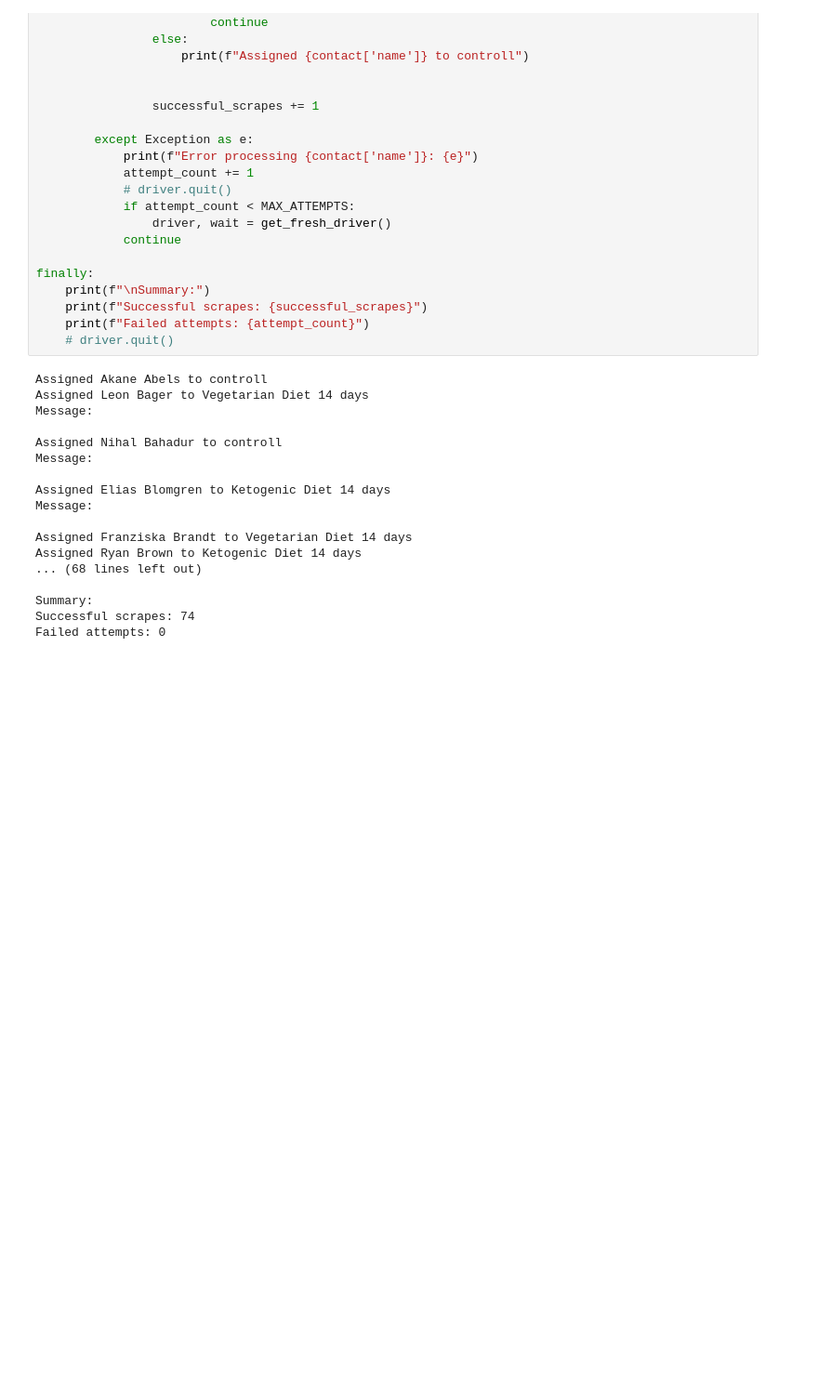
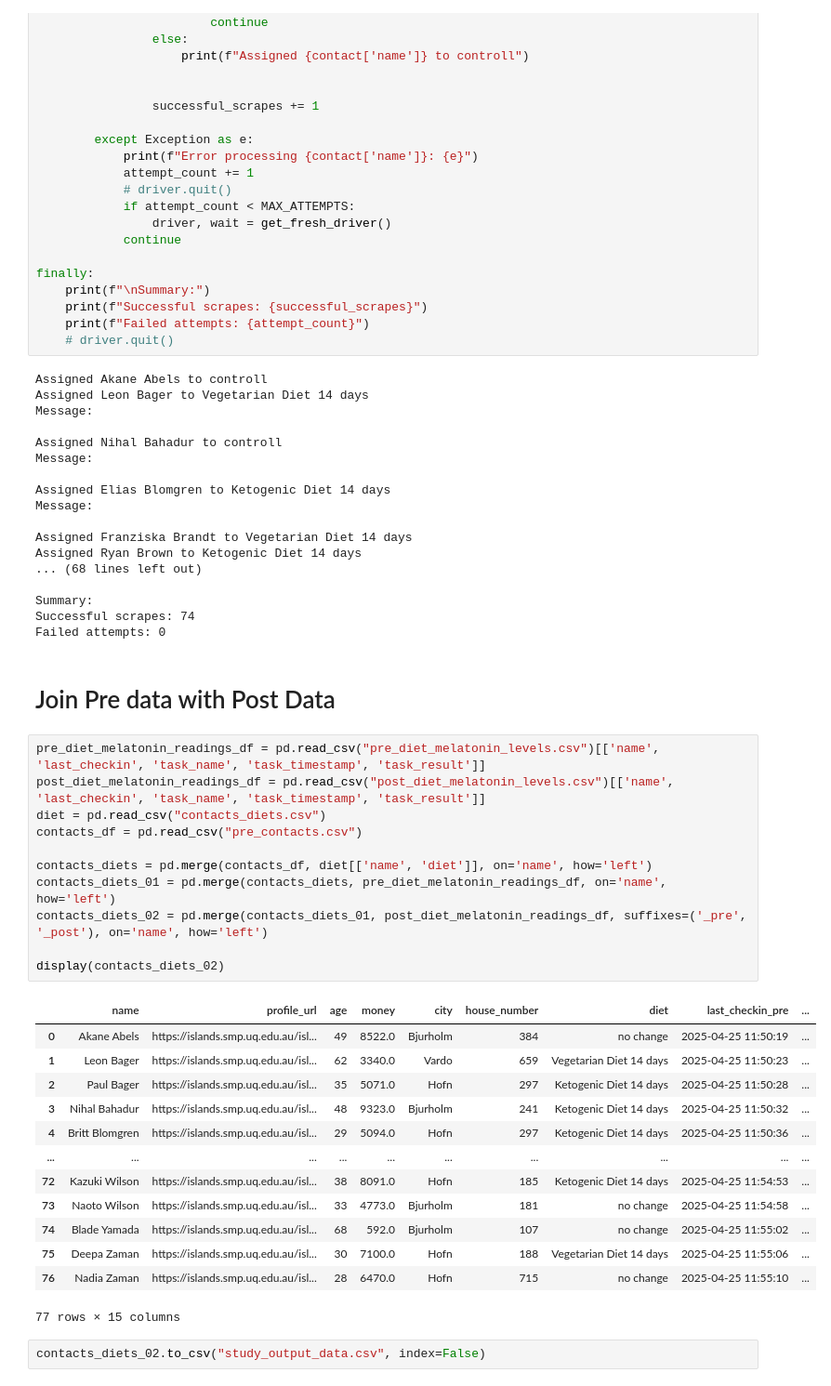
Before and after one commit to mattstoebe/CSU_MAS, a Jupyter notebook: Q4/554_Mixed_Models/Project/theIslands_webScraper.ipynb, the cells around one changed output. Shown at 93% size. Cells and saved outputs as stored; diff of their text form; blank space fills up the shorter version.

Commit message:
complete study

```diff
--- a/Q4/554_Mixed_Models/Project/theIslands_webScraper.ipynb
+++ b/Q4/554_Mixed_Models/Project/theIslands_webScraper.ipynb
@@ -378,3 +410,32 @@ Assigned Ryan Brown to Ketogenic Diet 14 days
 Summary:
 Successful scrapes: 74
 Failed attempts: 0
+# %% [markdown]
+# Join Pre data with Post Data
+# %%
+pre_diet_melatonin_readings_df = pd.read_csv("pre_diet_melatonin_levels.csv")[['name', 'last_checkin', 'task_name', 'task_timestamp', 'task_result']]
+post_diet_melatonin_readings_df = pd.read_csv("post_diet_melatonin_levels.csv")[['name', 'last_checkin', 'task_name', 'task_timestamp', 'task_result']]
+diet = pd.read_csv("contacts_diets.csv")
+contacts_df = pd.read_csv("pre_contacts.csv")
+
+contacts_diets = pd.merge(contacts_df, diet[['name', 'diet']], on='name', how='left')
+contacts_diets_01 = pd.merge(contacts_diets, pre_diet_melatonin_readings_df, on='name', how='left')
+contacts_diets_02 = pd.merge(contacts_diets_01, post_diet_melatonin_readings_df, suffixes=('_pre', '_post'), on='name', how='left')
+
+display(contacts_diets_02)
+# %% [output]
+|  | name | profile_url | age | money | city | house_number | diet | last_checkin_pre | ... |
+| 0 | Akane Abels | https://islands.smp.uq.edu.au/isl... | 49 | 8522.0 | Bjurholm | 384 | no change | 2025-04-25 11:50:19 | ... |
+| 1 | Leon Bager | https://islands.smp.uq.edu.au/isl... | 62 | 3340.0 | Vardo | 659 | Vegetarian Diet 14 days | 2025-04-25 11:50:23 | ... |
+| 2 | Paul Bager | https://islands.smp.uq.edu.au/isl... | 35 | 5071.0 | Hofn | 297 | Ketogenic Diet 14 days | 2025-04-25 11:50:28 | ... |
+| 3 | Nihal Bahadur | https://islands.smp.uq.edu.au/isl... | 48 | 9323.0 | Bjurholm | 241 | Ketogenic Diet 14 days | 2025-04-25 11:50:32 | ... |
+| 4 | Britt Blomgren | https://islands.smp.uq.edu.au/isl... | 29 | 5094.0 | Hofn | 297 | Ketogenic Diet 14 days | 2025-04-25 11:50:36 | ... |
+| ... | ... | ... | ... | ... | ... | ... | ... | ... | ... |
+| 72 | Kazuki Wilson | https://islands.smp.uq.edu.au/isl... | 38 | 8091.0 | Hofn | 185 | Ketogenic Diet 14 days | 2025-04-25 11:54:53 | ... |
+| 73 | Naoto Wilson | https://islands.smp.uq.edu.au/isl... | 33 | 4773.0 | Bjurholm | 181 | no change | 2025-04-25 11:54:58 | ... |
+| 74 | Blade Yamada | https://islands.smp.uq.edu.au/isl... | 68 | 592.0 | Bjurholm | 107 | no change | 2025-04-25 11:55:02 | ... |
+| 75 | Deepa Zaman | https://islands.smp.uq.edu.au/isl... | 30 | 7100.0 | Hofn | 188 | Vegetarian Diet 14 days | 2025-04-25 11:55:06 | ... |
+| 76 | Nadia Zaman | https://islands.smp.uq.edu.au/isl... | 28 | 6470.0 | Hofn | 715 | no change | 2025-04-25 11:55:10 | ... |
+77 rows × 15 columns
+# %%
+contacts_diets_02.to_csv("study_output_data.csv", index=False)
```
Also changed, not shown: parts of 3 cells of this notebook, 3 other files.
